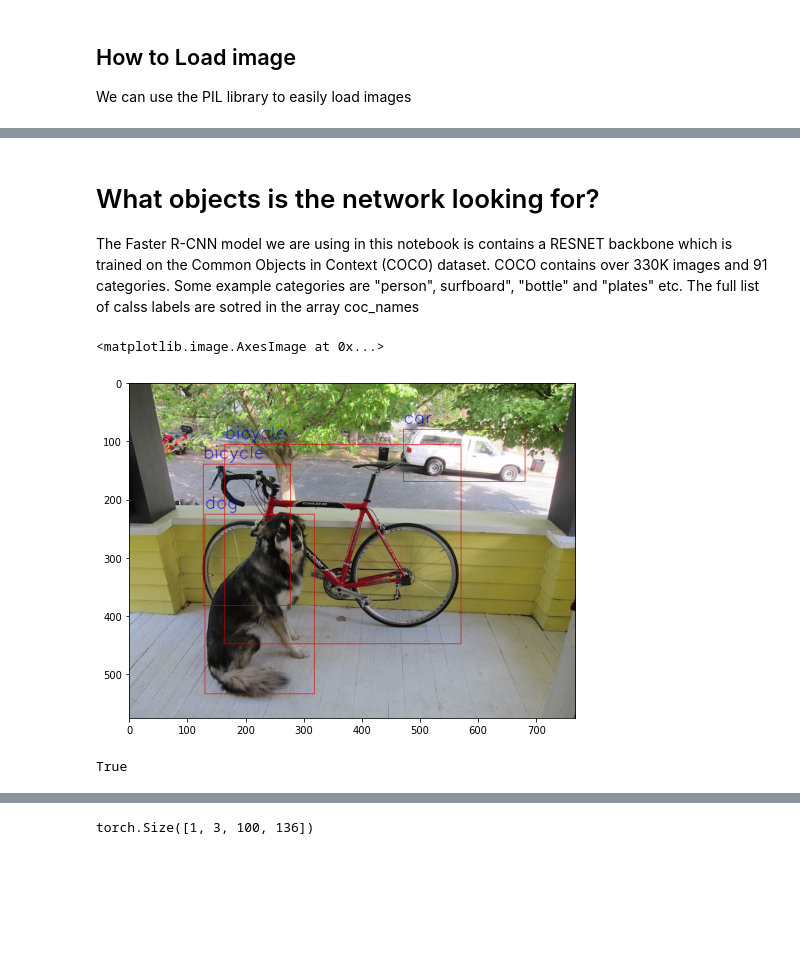
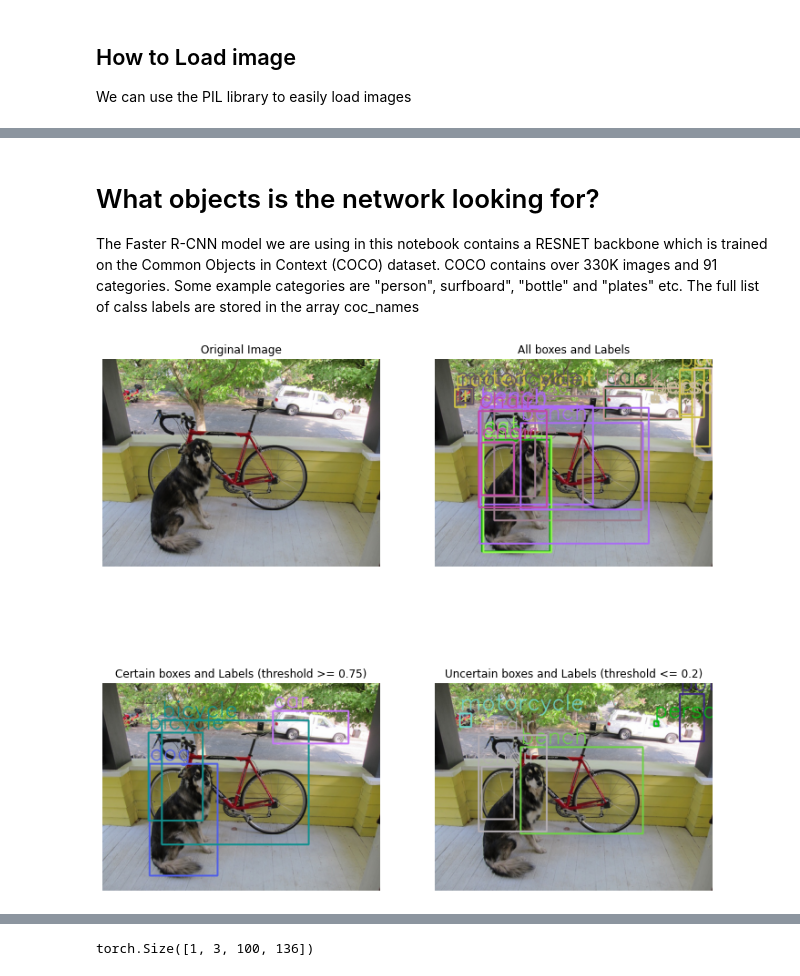
Before and after one commit to YassYe/Deeplearning-Workshops-FYP, a Jupyter notebook: ObjectDetection.ipynb, the cells around one changed output, grey strips where cells are left out. Cells and saved outputs as stored; diff of their text form; code cells hidden in the pictures; blank space fills up the shorter version.

```diff
--- a/ObjectDetection.ipynb
+++ b/ObjectDetection.ipynb
@@ -52,6 +54,6 @@ with torch.no_grad():
     pred = model([test_tensor])
 # %% [markdown]
 # What objects is the network looking for?
-The Faster R-CNN model we are using in this notebook is contains a RESNET backbone which is trained on the Common Objects in Context (COCO) dataset. COCO contains over 330K images and 91 categories. Some example categories are "person", surfboard", "bottle" and "plates" etc. The full list of calss labels are sotred in the array coc_names
+The Faster R-CNN model we are using in this notebook contains a RESNET backbone which is trained on the Common Objects in Context (COCO) dataset. COCO contains over 330K images and 91 categories. Some example categories are "person", surfboard", "bottle" and "plates" etc. The full list of calss labels are stored in the array coc_names
 # %%
 # Function to draw bounding boxes around an image
@@ -82,37 +102,37 @@ def drawBoundingBoxLabels(img, prediction, threshold):
     return igg
-# %%
-# Class labels that are predicted.
-coco_names = ["person" , "bicycle" , "car" , "motorcycle" , "airplane" , "bus" , "train" , "truck" , "boat" , "traffic light" , "fire hydrant" ,"street sign" , "stop sign" ,
-               "parking meter" , "bench" , "bird" , "cat" , "dog" , "horse" , "sheep" , "cow" , "elephant" , "bear" , "zebra" , "giraffe" , "hat" , "backpack" , "umbrella" ,
-                "shoe" , "eye glasses" , "handbag" , "tie" , "suitcase" , "frisbee" , "skis" , "snowboard" , "sports ball" , "kite" , "baseball bat" , "baseball glove" ,
-                "skateboard" , "surfboard" , "tennis racket" , "bottle" , "plate" , "wine glass" , "cup" , "fork" , "knife" , "spoon" , "bowl" , "banana" , "apple" , "sandwich" ,
-                "orange" , "broccoli" , "carrot" , "hot dog" ,"pizza" , "donut" , "cake" , "chair" , "couch" , "potted plant" , "bed" ,"mirror" , "dining table" , "window" ,
-                "desk" , "toilet" , "door" , "tv" ,"laptop" , "mouse" , "remote" , "keyboard" , "cell phone" , "microwave" ,"oven" , "toaster" , "sink" , "refrigerator" ,
-                "blender" , "book" ,"clock" , "vase" , "scissors" , "teddy bear" , "hair drier" , "toothbrush" , "hair brush"]
-
-font = cv2.FONT_HERSHEY_SIMPLEX
-bboxes, labels, scores = pred[0]["boxes"], pred[0]["labels"], pred[0]["scores"]
-bboxes = bboxes[scores >= 0.76]
-labels = labels[scores >- 0.76]
-scores = scores[scores >- 0.76]
-igg = cv2.imread("testimg1.jpg")
-igg = cv2.cvtColor(igg, cv2.COLOR_BGR2RGB)
-for i in range(bboxes.shape[0]):
-    box = bboxes[i]
-    label = labels[i]
-    class_name = coco_names[labels.numpy()[i]-1]
-    igg = cv2.rectangle(igg,
-                  (int(box[0]), int(box[1])),
-                  (int(box[2]), int(box[3])),
-                  (220, 0, 0), 1)
-    igg = cv2.putText(igg, class_name, (int(box[0]), int(box[1]) -10), font, 1, (0,0,225), 1, cv2.LINE_AA)
-plt.figure(figsize = (8,8))
-plt.imshow(igg)
-# %% [output]
-<matplotlib.image.AxesImage at 0x...>
-[figure, removed]
-# %%
-# Save image to folder
-cv2.imwrite("detection1.PNG", igg)
-# %% [output]
-True
+# %%
+# Class labels that are predicted.
+imgNoThreshold = drawBoundingBoxLabels(np.array(test_img), pred)
+imgThreshold = drawBoundingBoxLabels(np.array(test_img), pred, threshold = 0.75)
+imgThresholdUndcertain = drawBoundingBoxLabels(np.array(test_img), pred, uncertain = 1)
+
+#plot side by side
+plt.figure(figsize= (12,12))
+
+#tile 1
+plt.subplot(2,2,1)
+plt.axis("off")
+plt.imshow(test_img)
+plt.title("Original Image")
+
+#tile 2
+plt.subplot(2,2,2)
+plt.axis("off")
+plt.imshow(imgNoThreshold)
+plt.title("All boxes and Labels")
+
+#tile 3
+plt.subplot(2,2,3)
+plt.axis("off")
+plt.imshow(imgThreshold)
+plt.title("Certain boxes and Labels (threshold >= 0.75)")
+
+#tile 4
+plt.subplot(2,2,4)
+plt.axis("off")
+plt.imshow(imgThresholdUndcertain)
+plt.title("Uncertain boxes and Labels (threshold <= 0.2)")
+
+plt.show()
+# %% [output]
+[figure, added]
```
Also changed, not shown: parts of 8 cells of this notebook, 4 other files.
